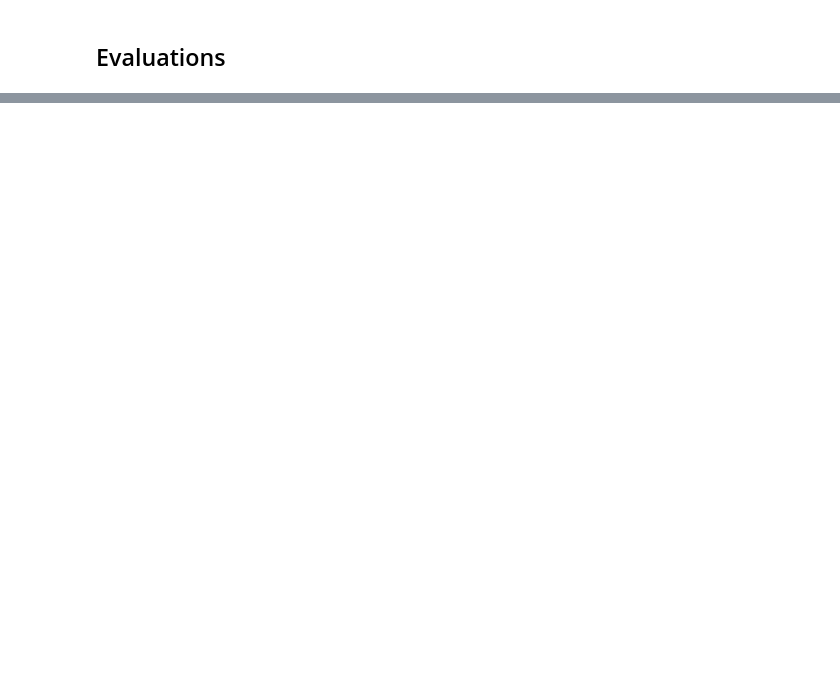
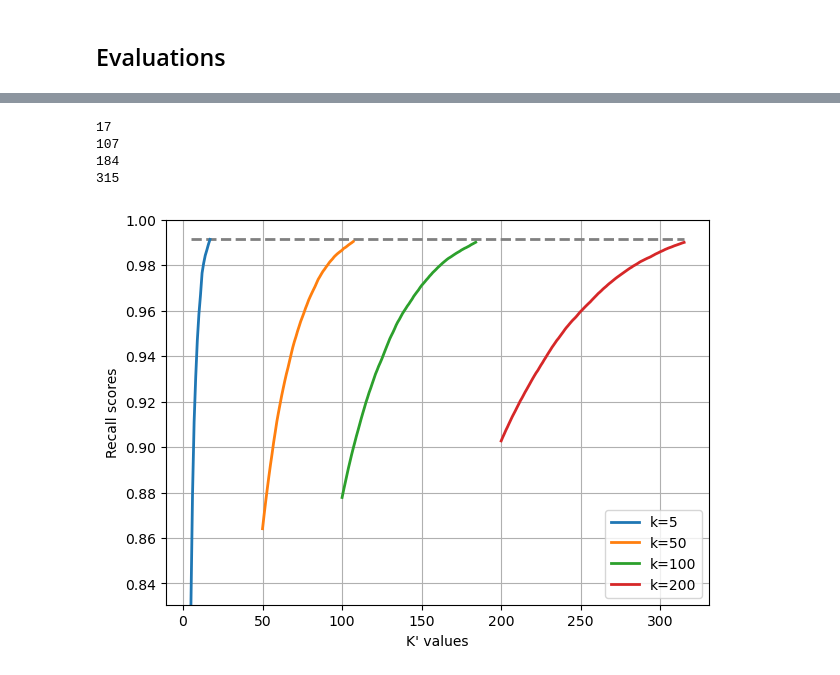
Before and after one commit to MrCosta57/lwmd_projects, a Jupyter notebook: empirical_evals.ipynb, the cells around one changed output, grey strips where cells are left out. Cells and saved outputs as stored; diff of their text form; code cells hidden in the pictures; blank space fills up the shorter version.

```diff
--- a/empirical_evals.ipynb
+++ b/empirical_evals.ipynb
@@ -242,3 +324,14 @@ for i in range(len(k_list)):
+# %%
+mean_recalls_list_df2, top_k_exact_approx_lists_df2, max_k_prime_list_df2=evaluation_fun(total_score_df2, idx_sparse_df2, idx_dense_df2, idx_total_df2, len(corpus_df2), k_list)
+# %% [output]
+17
+107
+184
+315
+# %%
+print_plot(k_list, mean_recalls_list_df2, max_k_prime_list_df2)
+# %% [output]
+[figure, added]
 # %%
 for i in range(len(k_list)):
     print("K: ", k_list[i])
```
Also changed, not shown: parts of 26 cells of this notebook.
